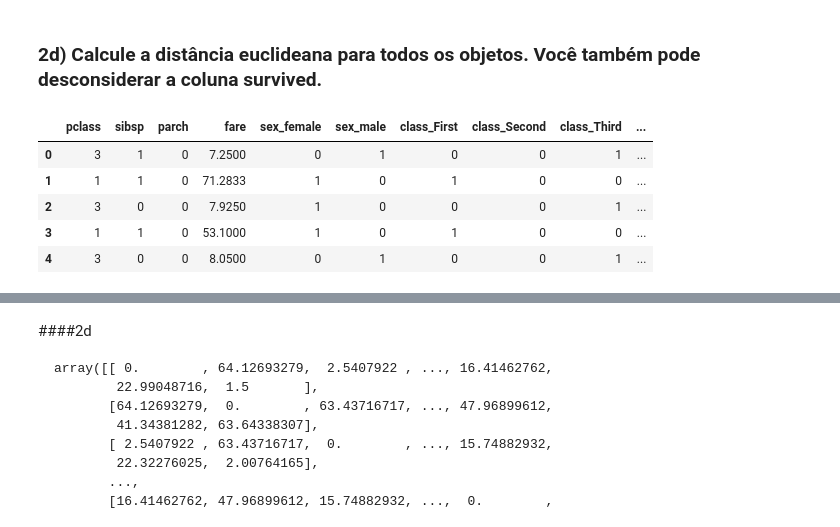
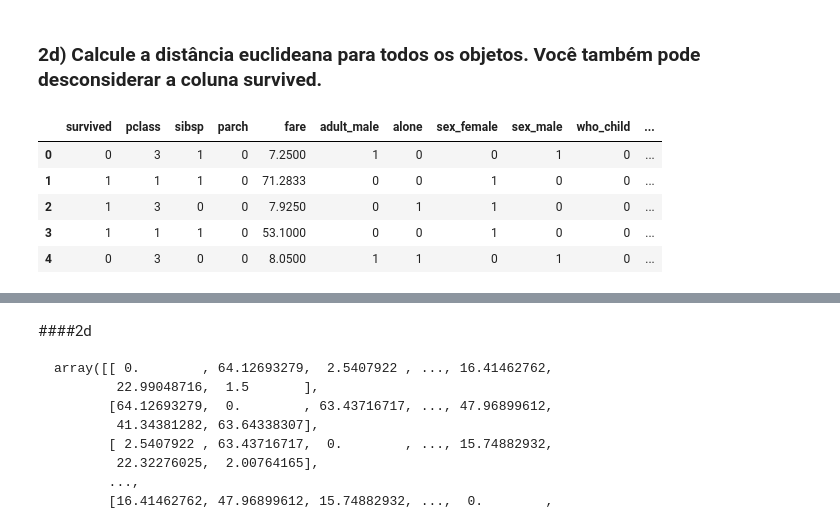
Before and after one commit to FabioKishino/pos-data-science, a Jupyter notebook: data-mining/Exercicio 2/Exercicio2.ipynb, the cells around one changed output, grey strips where cells are left out. Cells and saved outputs as stored; diff of their text form; code cells hidden in the pictures.

```diff
--- a/data-mining/Exercicio 2/Exercicio2.ipynb
+++ b/data-mining/Exercicio 2/Exercicio2.ipynb
@@ -174,8 +174,6 @@ dataset
 
 from sklearn.metrics.pairwise import cosine_similarity
 from sklearn.preprocessing import LabelEncoder
-
-dataset.drop(columns=['survived'], inplace=True)
 
 dataset_encoded = dataset.copy()
 le = LabelEncoder()
@@ -185,6 +183,11 @@ for col in categorical_columns:
     dataset_encoded[col] = le.fit_transform(dataset_encoded[col]).astype('int8')
 
 dataset_encoded.info()
+
+# Para utilizar na questão do PCA
+dataset_pca = dataset_encoded.copy()
+
+dataset_encoded.drop(columns=['survived'], inplace=True)
 # %% [output]
 <class 'pandas.core.frame.DataFrame'>
 RangeIndex: 891 entries, 0 to 890
@@ -273,13 +278,16 @@ dataset_encoded.head()
 ### 2d) Calcule a distância euclideana para todos os objetos. Você também pode desconsiderar a coluna survived.
 # %%
 ## One Hot Encoding
-df_encoded = pd.get_dummies(dataset, columns=['sex', 'class', 'who', 'alive', 'adult_male', 'alone'], dtype='int8')
+df_onehot = pd.get_dummies(dataset, columns=['sex', 'who', 'class', 'alive'], dtype='int8')
 
-df_encoded.head()
+df_onehot['adult_male'] = dataset['adult_male'].astype('int8')
+df_onehot['alone'] = dataset['alone'].astype('int8')
+
+df_onehot.head()
 # %% [output]
-|  | pclass | sibsp | parch | fare | sex_female | sex_male | class_First | class_Second | class_Third | ... |
-| 0 | 3 | 1 | 0 | 7.2500 | 0 | 1 | 0 | 0 | 1 | ... |
-| 1 | 1 | 1 | 0 | 71.2833 | 1 | 0 | 1 | 0 | 0 | ... |
-| 2 | 3 | 0 | 0 | 7.9250 | 1 | 0 | 0 | 0 | 1 | ... |
-| 3 | 1 | 1 | 0 | 53.1000 | 1 | 0 | 1 | 0 | 0 | ... |
-| 4 | 3 | 0 | 0 | 8.0500 | 0 | 1 | 0 | 0 | 1 | ... |
+|  | survived | pclass | sibsp | parch | fare | adult_male | alone | sex_female | sex_male | who_child | ... |
+| 0 | 0 | 3 | 1 | 0 | 7.2500 | 1 | 0 | 0 | 1 | 0 | ... |
+| 1 | 1 | 1 | 1 | 0 | 71.2833 | 0 | 0 | 1 | 0 | 0 | ... |
+| 2 | 1 | 3 | 0 | 0 | 7.9250 | 0 | 1 | 1 | 0 | 0 | ... |
+| 3 | 1 | 1 | 1 | 0 | 53.1000 | 0 | 0 | 1 | 0 | 0 | ... |
+| 4 | 0 | 3 | 0 | 0 | 8.0500 | 1 | 1 | 0 | 1 | 0 | ... |
```
Also changed, not shown: parts of 22 cells of this notebook.
